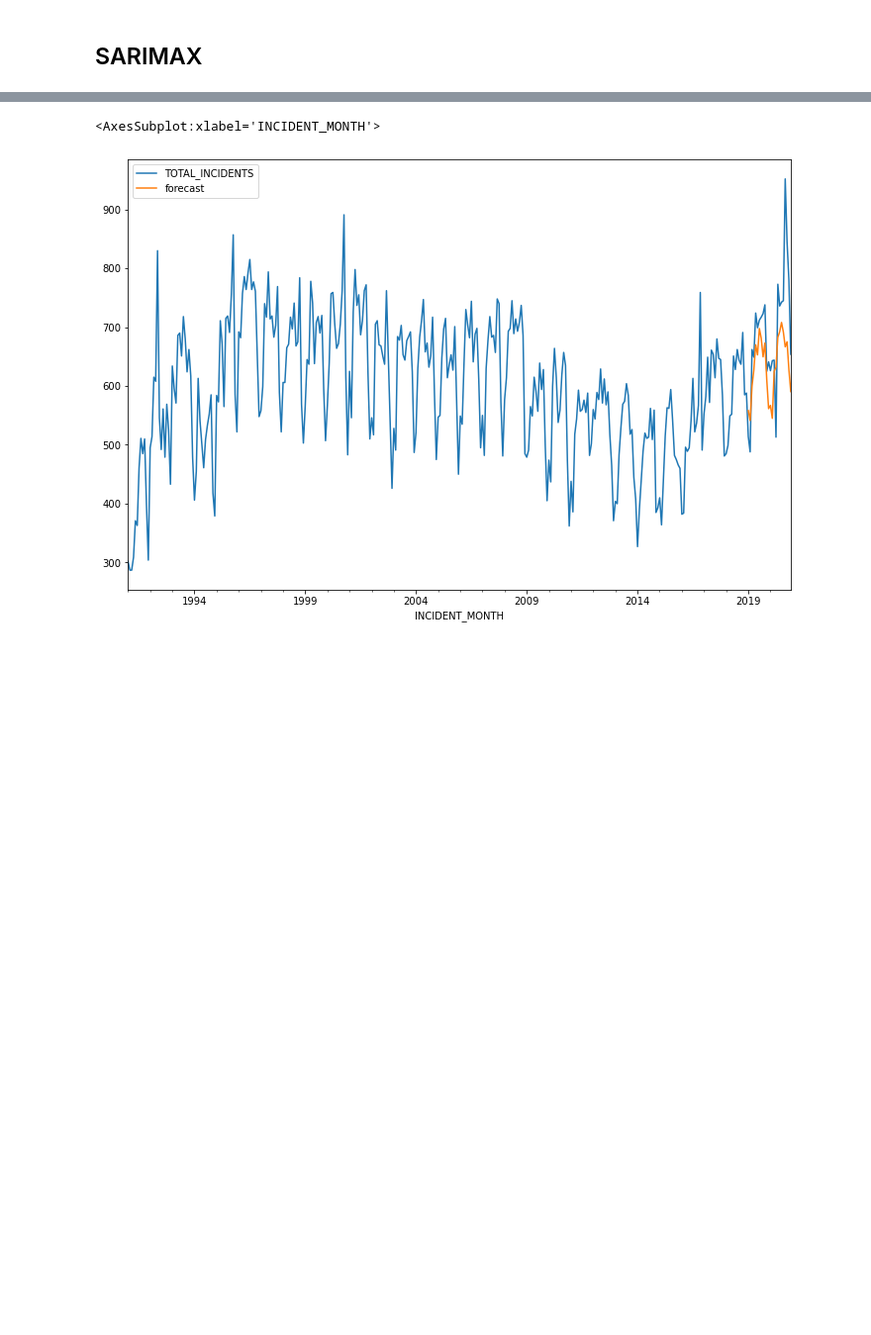
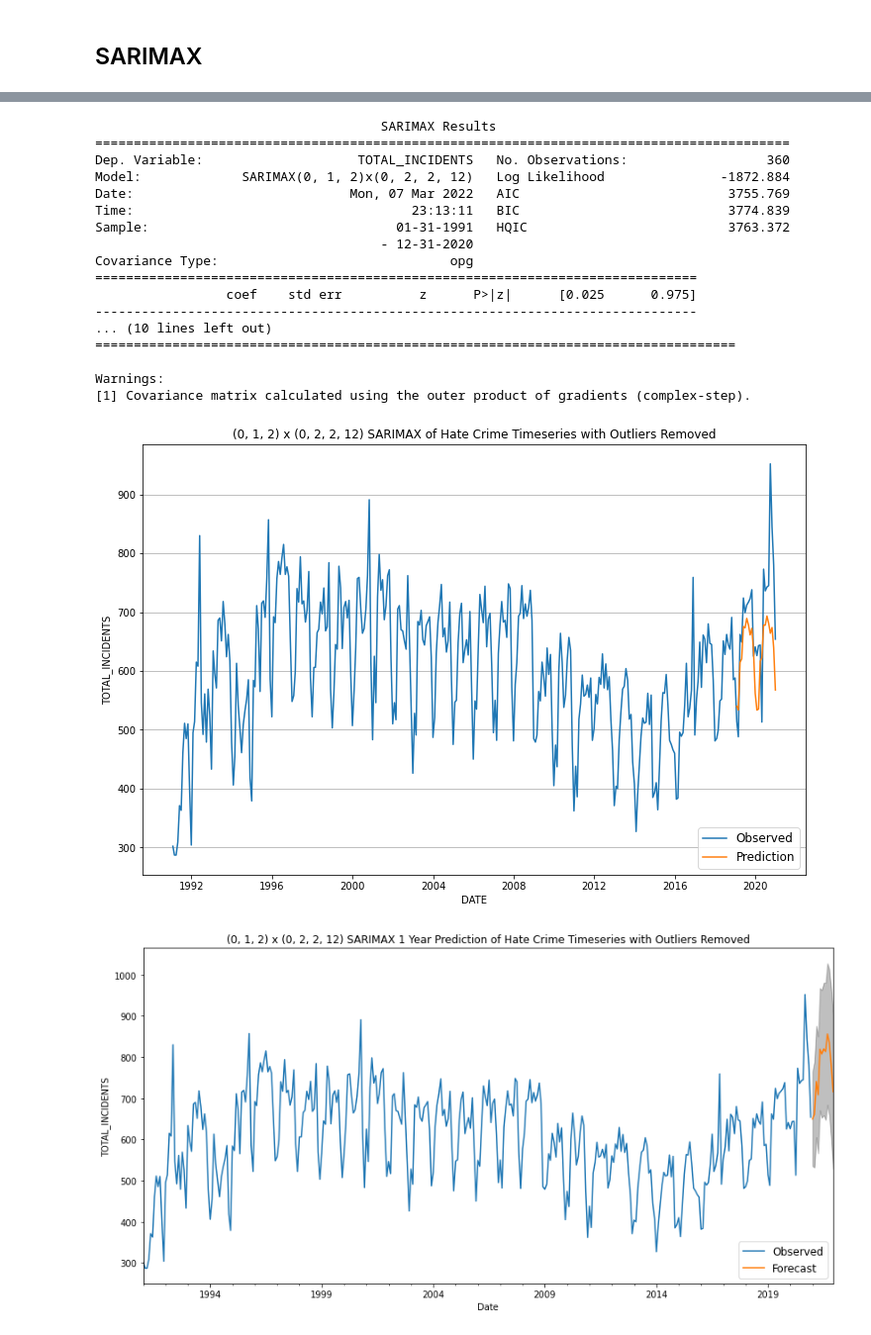
Before and after one commit to CEsperance/Final_Project, a Jupyter notebook: Analysis_Timeseries.ipynb, the cells around one changed output, grey strips where cells are left out. Shown: that part at 99% size. Saved outputs shown, nothing was run; the diff lists cells and outputs as text; code cells hidden in the pictures; blank space fills up the shorter version.

Commit message:
finished timeseries forecasting and plotting

```diff
--- a/Analysis_Timeseries.ipynb
+++ b/Analysis_Timeseries.ipynb
@@ -252,3 +208,0 @@ Warnings:
-# %%
-indexed_df['forecast'] = results.predict(start='2018-01', end='2020-12', dynamic=True)
-indexed_df[['TOTAL_INCIDENTS', 'forecast']].plot(figsize=(12,8))
@@ -258,6 +209,2 @@ indexed_df[['TOTAL_INCIDENTS', 'forecast']].plot(figsize=(12,8))
 # %% [markdown]
 ## SARIMAX
-# %%
-model = SARIMAX(indexed_df['TOTAL_INCIDENTS'], order=my_order, seasonal_order=(my_seasonal_order))
-results = model.fit()
-results.summary()
@@ -295,6 +211,20 @@ Warnings:
-# %%
-indexed_df['forecast']=results.predict(start='2019-01',end='2020-12',dynamic=True)
-indexed_df[['TOTAL_INCIDENTS','forecast']].plot(figsize=(12,8))
-# %% [output]
-<AxesSubplot:xlabel='INCIDENT_MONTH'>
-[figure, removed]
+# %%
+#p = lags in the autoregresive model
+p = 0
+#d = differencing / integration order
+d = 1
+#q = moving average lags
+q = 2
+
+my_order=(p,d,q)
+
+#Seasonal order
+P = 0
+D = 2
+Q = 2
+m = 12
+
+my_seasonal_order = (P,D,Q,m)
+
+# best model from gridsearch
+# (0, 1, 2) x (0, 2, 2, 12)
@@ -300,0 +282,23 @@ indexed_df[['TOTAL_INCIDENTS','forecast']].plot(figsize=(12,8))
+# %%
+sarimax_func(indexed_df, 'TOTAL_INCIDENTS', my_order, my_seasonal_order,
+             '2019-01', '2020-12', 'Hate Crime Timeseries with Outliers Removed')
+# %% [output]
+                                     SARIMAX Results
+==========================================================================================
+Dep. Variable:                    TOTAL_INCIDENTS   No. Observations:                  360
+Model:             SARIMAX(0, 1, 2)x(0, 2, 2, 12)   Log Likelihood               -1872.884
+Date:                            Mon, 07 Mar 2022   AIC                           3755.769
+Time:                                    23:13:11   BIC                           3774.839
+Sample:                                01-31-1991   HQIC                          3763.372
+                                     - 12-31-2020
+Covariance Type:                              opg
+==============================================================================
+                 coef    std err          z      P>|z|      [0.025      0.975]
+------------------------------------------------------------------------------
+... (10 lines left out)
+===================================================================================
+
+Warnings:
+[1] Covariance matrix calculated using the outer product of gradients (complex-step).
+[figure, added]
+[figure, added]
```
Also changed, not shown: parts of 22 cells of this notebook.
